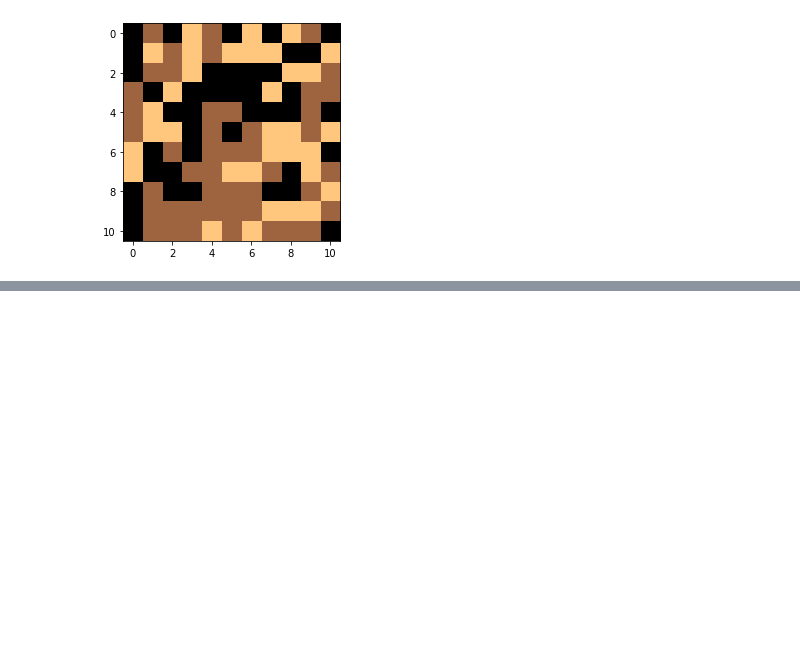
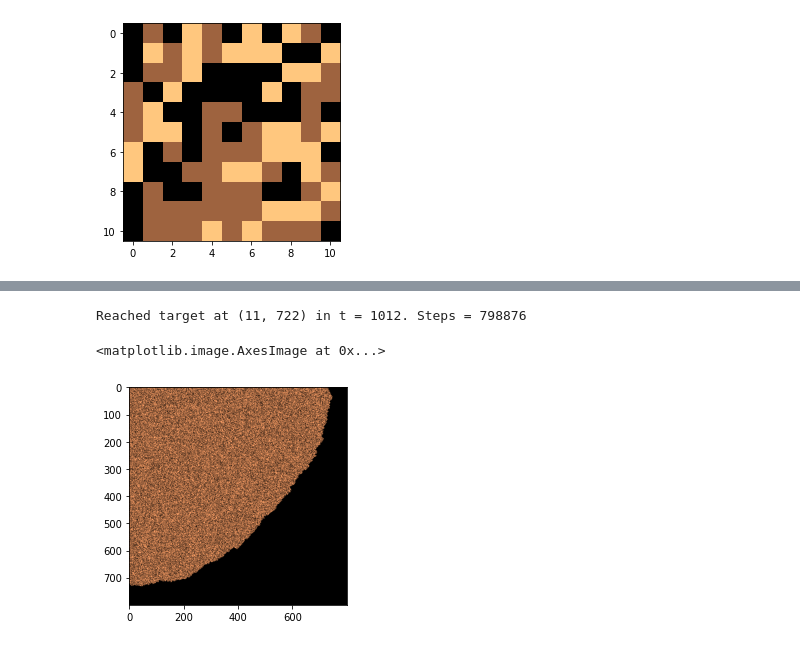
Before and after one commit to marcodelmastro/AdventOfCode2018, a Jupyter notebook: Day 22.ipynb, the cells around one changed output, grey strips where cells are left out. Saved outputs shown, nothing was run; the diff lists cells and outputs as text; code cells hidden in the pictures; blank space fills up the shorter version.

```diff
--- a/Day 22.ipynb
+++ b/Day 22.ipynb
@@ -84,0 +236,8 @@ This could be solved with BFS tracking all possible path of (positions on grid,
+# %%
+G = defaultdict(lambda: -1)
+E = defaultdict(lambda: -1)
+C = defaultdict(lambda: -1)
+
+getShortedPath(depth=10689,xt=11,yt=722)
+# %% [output]
+Reached target at (11, 722) in t = 1012. Steps = 798876
@@ -84,0 +246,9 @@ This could be solved with BFS tracking all possible path of (positions on grid,
+# %%
+cave = np.zeros((800,800),dtype=int)
+for x,y in C.keys():
+    cave[y][x] = C[(x,y)]
+
+plt.imshow(cave,cmap="copper")
+# %% [output]
+<matplotlib.image.AxesImage at 0x...>
+[figure, added]
```
Also changed, not shown: parts of 11 cells of this notebook, 1 other file.
